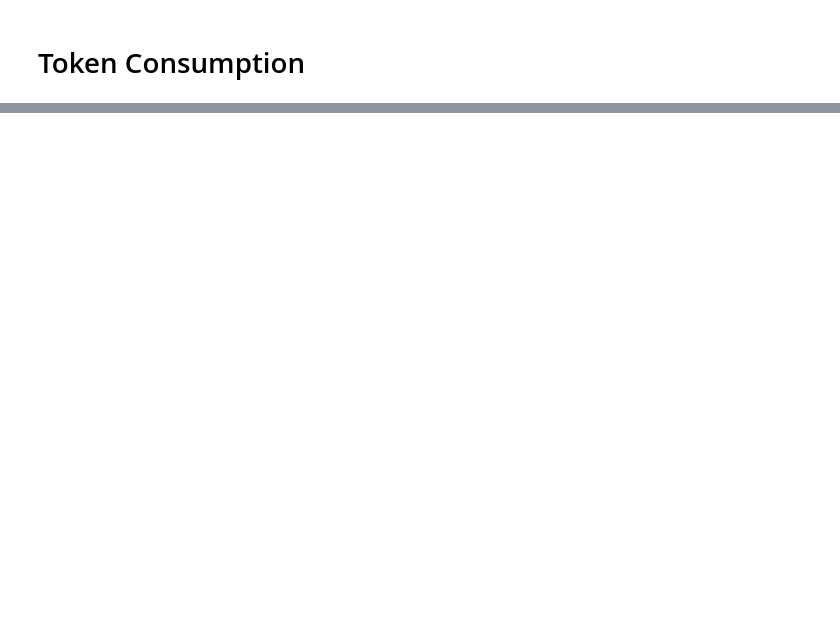
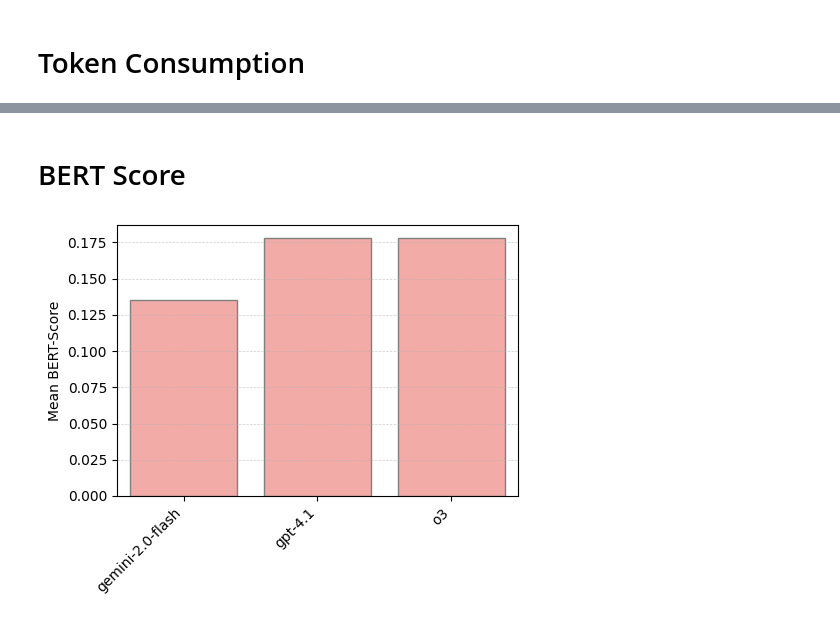
Before and after one commit to mrrestre/react_agent_in_edp, a Jupyter notebook: experiments/interpretation/experiment_comparer.ipynb, the cells around one changed output, grey strips where cells are left out. Drawn from its saved outputs; the diff is of its cells as text; code cells hidden in the pictures; blank space fills up the shorter version.

```diff
--- a/experiments/interpretation/experiment_comparer.ipynb
+++ b/experiments/interpretation/experiment_comparer.ipynb
@@ -339,0 +326,34 @@ Passing `palette` without assigning `hue` is deprecated and will be removed in v
+# %% [markdown]
+# BERT Score
+# %%
+import seaborn as sns
+import matplotlib.pyplot as plt
+
+# Get the order from df
+experiment_order = df["model_used"].unique()
+
+# Compute mean BERT score per experiment
+mean_bert = df.groupby("model_used")["bert_score"].mean().reset_index()
+
+# Plot
+plt.figure(figsize=(5, 4))
+ax = sns.barplot(
+    data=mean_bert,
+    x="model_used",
+    y="bert_score",
+    order=experiment_order,
+    color=my_palette[3],
+    edgecolor="gray",
+)
+
+# Grid for guidance
+plt.grid(True, which="major", axis="y", linestyle="--", linewidth=0.5, alpha=0.6)
+
+# Formatting
+plt.xlabel("")
+plt.ylabel("Mean BERT-Score")
+plt.xticks(rotation=45, ha="right")
+plt.tight_layout()
+plt.show()
+# %% [output]
+[figure, added]
```
Also changed, not shown: parts of 12 cells of this notebook, 17 other files.
